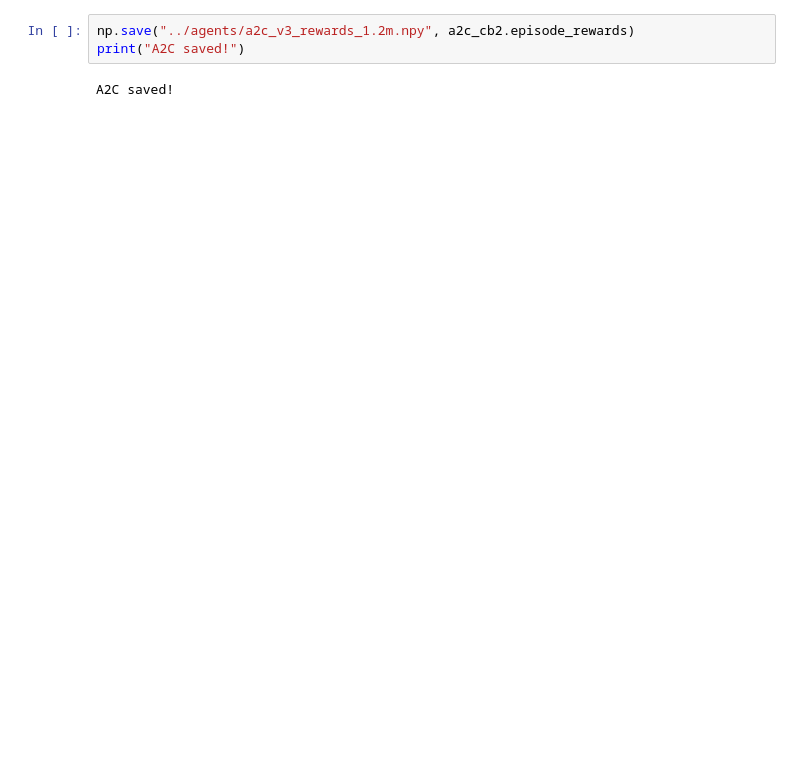
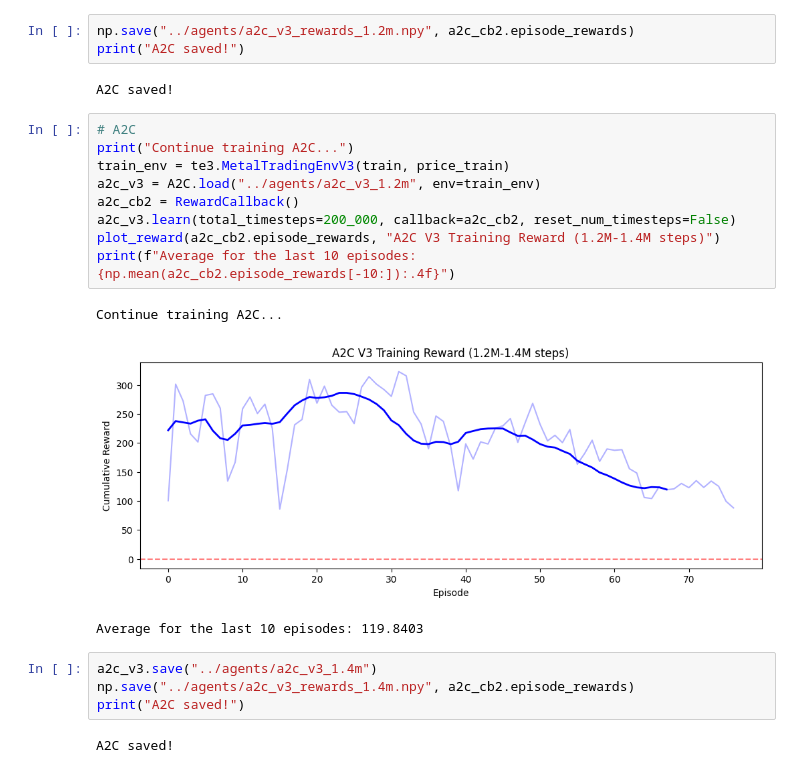
Before and after one commit to blackcatyu/DRL-for-Portfolio-Allocation, a Jupyter notebook: notebooks/05_train_sharpe.ipynb, the cells around one changed output. Drawn from its saved outputs; the diff is of its cells as text; blank space fills up the shorter version.

```diff
--- a/notebooks/05_train_sharpe.ipynb
+++ b/notebooks/05_train_sharpe.ipynb
@@ -140,3 +140,22 @@ np.save("../agents/a2c_v3_rewards_1.2m.npy", a2c_cb2.episode_rewards)
 print("A2C saved!")
 # %% [output]
 A2C saved!
+# %%
+# A2C
+print("Continue training A2C...")
+train_env = te3.MetalTradingEnvV3(train, price_train)
+a2c_v3 = A2C.load("../agents/a2c_v3_1.2m", env=train_env)
+a2c_cb2 = RewardCallback()
+a2c_v3.learn(total_timesteps=200_000, callback=a2c_cb2, reset_num_timesteps=False)
+plot_reward(a2c_cb2.episode_rewards, "A2C V3 Training Reward (1.2M-1.4M steps)")
+print(f"Average for the last 10 episodes: {np.mean(a2c_cb2.episode_rewards[-10:]):.4f}")
+# %% [output]
+Continue training A2C...
+[figure, added]
+Average for the last 10 episodes: 119.8403
+# %%
+a2c_v3.save("../agents/a2c_v3_1.4m")
+np.save("../agents/a2c_v3_rewards_1.4m.npy", a2c_cb2.episode_rewards)
+print("A2C saved!")
+# %% [output]
+A2C saved!
```
Also changed, not shown: parts of 4 cells of this notebook, 20 other files.
